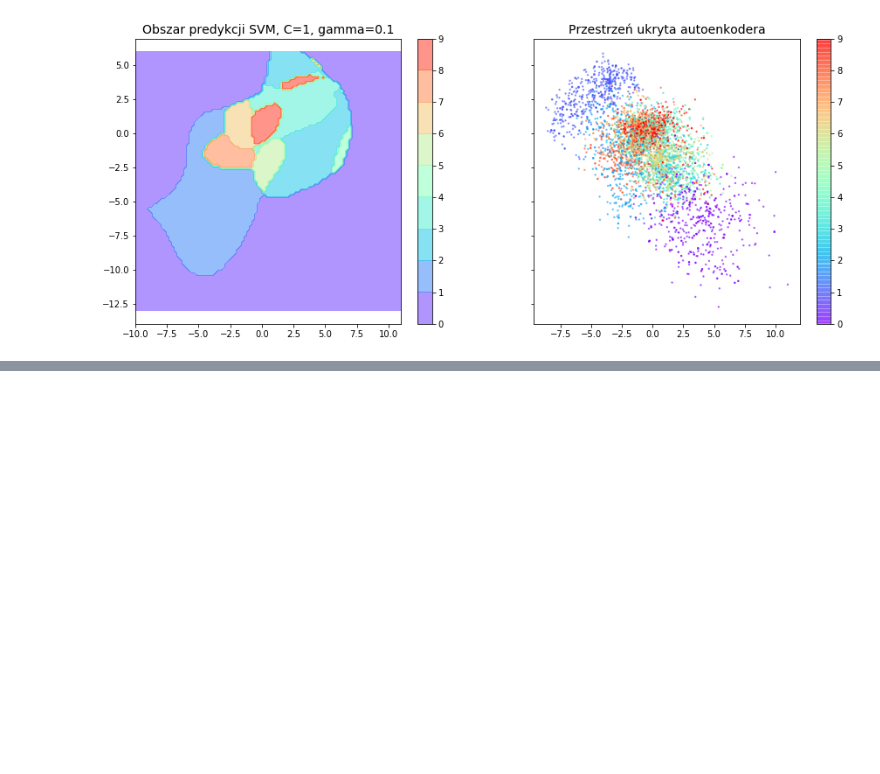
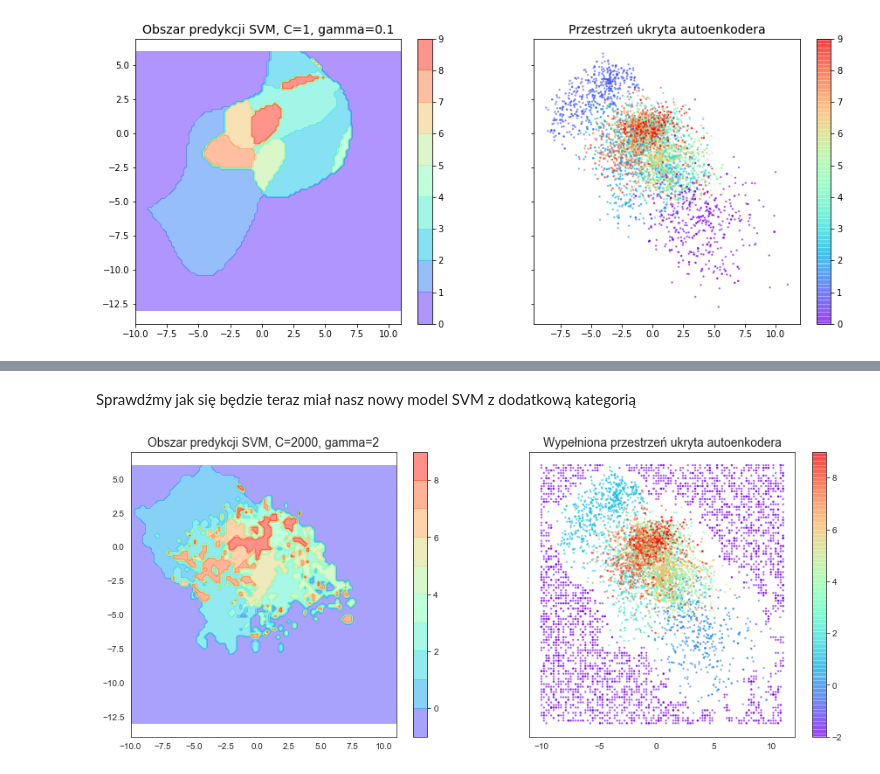
Before and after one commit to krisz17/latent_layer_SVM_classifier, a Jupyter notebook: SVM.ipynb, the cells around one changed output, grey strips where cells are left out. Drawn from its saved outputs; the diff is of its cells as text; code cells hidden in the pictures; blank space fills up the shorter version.

```diff
--- a/SVM.ipynb
+++ b/SVM.ipynb
@@ -261,0 +337,37 @@ plot_comparitions(svm_model, [-10.0, 11.0, -13.0, 6.0], [Cp,gammap], z_points, e
+# %% [markdown]
+Sprawdźmy jak się będzie teraz miał nasz nowy model SVM z dodatkową kategorią
+# %%
+def plot_comparitions_fill(clf, axis, clf_par, z_points, example_labels):
+    x0s = np.linspace(axis[0], axis[1], 100)
+    x1s = np.linspace(axis[2], axis[3], 100)
+    x0, x1 = np.meshgrid(x0s, x1s)
+    Xn = np.c_[x0.ravel(), x1.ravel()]
+    y_pred = clf.predict(Xn).reshape(x0.shape)
+    #wykresy
+    fig, axes = plt.subplots(ncols=2, figsize=(15, 6), sharey=True)
+    plt.sca(axes[0])
+    plt.contourf(x0, x1, y_pred, cmap='rainbow', levels=[-2,0,1,2,3,4,5,6,7,8,9],  alpha=0.5)
+    plt.colorbar()
+    plt.title("Obszar predykcji SVM, C={0}, gamma={1}".format(clf_par[0],clf_par[1]), fontsize=14)
+    plt.sca(axes[1])
+    plt.scatter(z_points[:, 0] , z_points[:, 1] , cmap='rainbow' , c= example_labels
+                , alpha=0.5, s=2)
+    plt.colorbar()
+    plt.title(r"Wypełniona przestrzeń ukryta autoenkodera", fontsize=14)
+    plt.ylabel("")
+    plt.savefig("Fill_compare_for_C{0}_gamma{1}.png".format(clf_par[0],clf_par[1]), format='png', dpi=300, facecolor="White")
+    plt.show()
+# %%
+#Stawiam na nowo zbiór uczący dla modelu SVM
+X_svm_bis = np.concatenate((X_svm, fill_grid_final), axis = 0)
+y_svm_bis = np.concatenate((y_svm, np.array( np.ones_like(range(len(fill_grid_final)))*-2)), axis=0)
+# %%
+# należy podmienic ovr na ovo bo to zmieniło się w ostatniej wersji na domyślna
+Cp = 2000  #  0.01, 1000
+gammap=2 # 0.1, 1
+svm_model  = SVC(kernel='rbf', gamma = gammap, C=Cp, decision_function_shape='ovo')
+svm_model.fit(X_svm_bis, y_svm_bis)
+
+plot_comparitions_fill(svm_model, [-10.0, 11.0, -13.0, 6.0], [Cp,gammap], plot_set, cat_labels)
+# %% [output]
+[figure, added]
```
Also changed, not shown: parts of 11 cells of this notebook, 4 other files.
